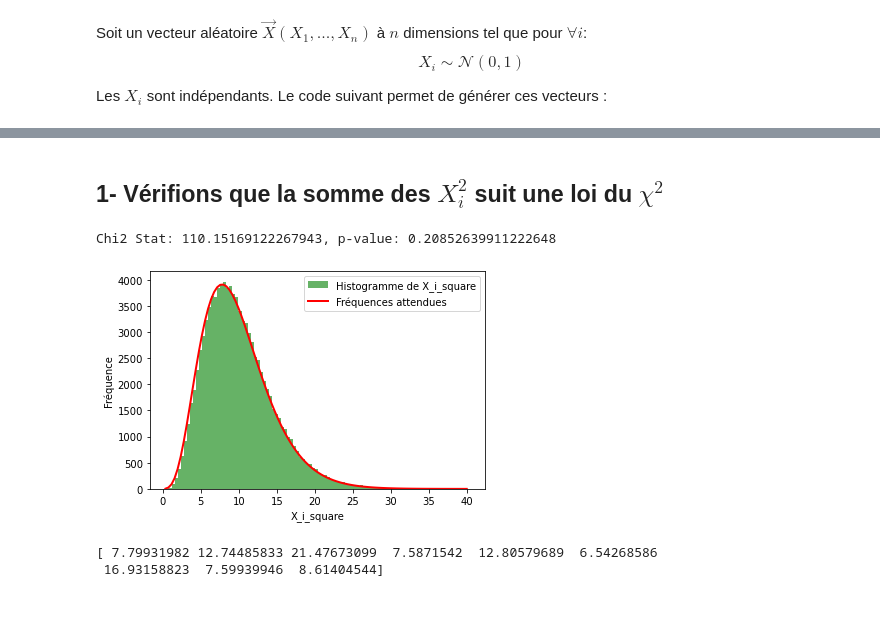
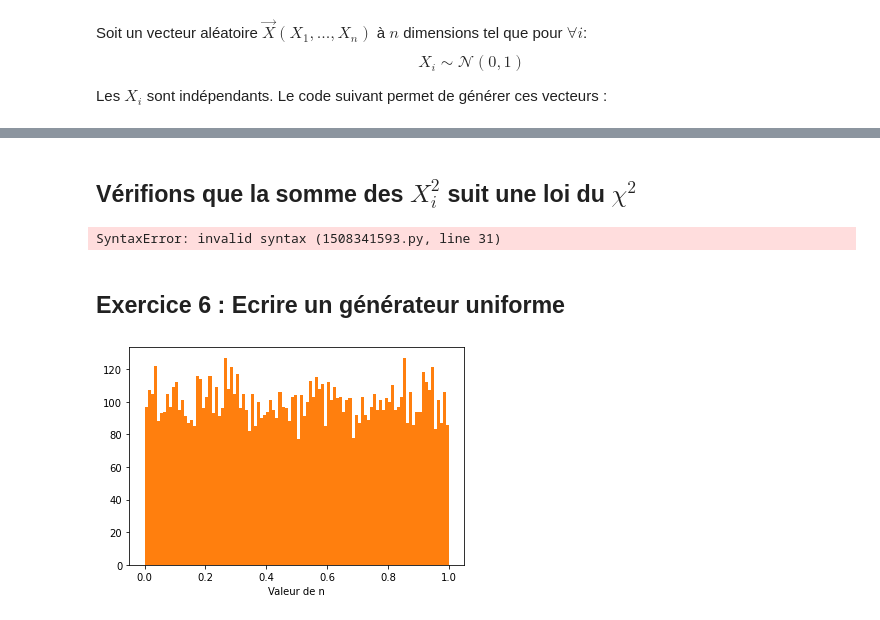
Before and after one commit to daganaus/DataAnalysis, a Jupyter notebook: 24_25_TD2_EXO_4_DAGANAUD_DUBOIS.ipynb, the cells around one changed output, grey strips where cells are left out. Drawn from its saved outputs; the diff is of its cells as text; code cells hidden in the pictures.

```diff
--- a/24_25_TD2_EXO_4_DAGANAUD_DUBOIS.ipynb
+++ b/24_25_TD2_EXO_4_DAGANAUD_DUBOIS.ipynb
@@ -103,15 +103,13 @@ print(x[0])
 # %% [markdown]
-## 1- Vérifions que la somme des $X_i^2$ suit une loi du $\chi^2$
+## Vérifions que la somme des $X_i^2$ suit une loi du $\chi^2$
 # %%
-#liste contenant la somme des X_i carrés
+#liste contenant la somme des X_i carrés :
 X_i_square = np.zeros(nb)
 
-#on parcourt la liste des vecteurs aléatoires et on calcule leur produit scalaire
-X_i_square = np.zeros(nb)
 for i in range(nb):
     X_i_square[i] = np.dot(x[i], x[i])
 
-# Créer un histogramme des valeurs de X_i_square
+# histogramme des valeurs de X_i_square
 observed_freq, bins, _ = plt.hist(X_i_square, bins=100, density=False, alpha=0.6, color='g', label='Histogramme de X_i_square')
 
 # Calculer les fréquences attendues selon la loi du chi-carré
@@ -138,7 +136,27 @@ plt.legend(loc='best')
 plt.show()
 print(X_i_square[0:9])
 # %% [output]
-Chi2 Stat: 110.15169122267943, p-value: 0.20852639911222648
+SyntaxError: invalid syntax (1508341593.py, line 31)
-[figure, removed]
-[ 7.79931982 12.74485833 21.47673099  7.5871542  12.80579689  6.54268586
- 16.93158823  7.59939946  8.61404544]
+# %% [markdown]
+## Exercice 6 : Ecrire un générateur uniforme
+# %%
+dim = 10000 # dimension de la liste
+
+L = np.zeros(dim)
+seed = 123456789
+L[0] = seed
+
+m = 16807
+mod = 2**31 - 1
+
+for i in range(0, dim-1):
+    L[i+1] = (m * L[i]) % mod
+
+L = L / mod # on normalise pour obtenir des valeurs entre 0 et 1
+
+plt.figure('histogramme')
+plt.hist(L, bins=100, color='tab:orange', label='Histogramme')
+plt.xlabel('Valeur de n')
+plt.show()
+# %% [output]
+[figure, added]
```
Also changed, not shown: parts of 1 cell of this notebook, 1 other file.
